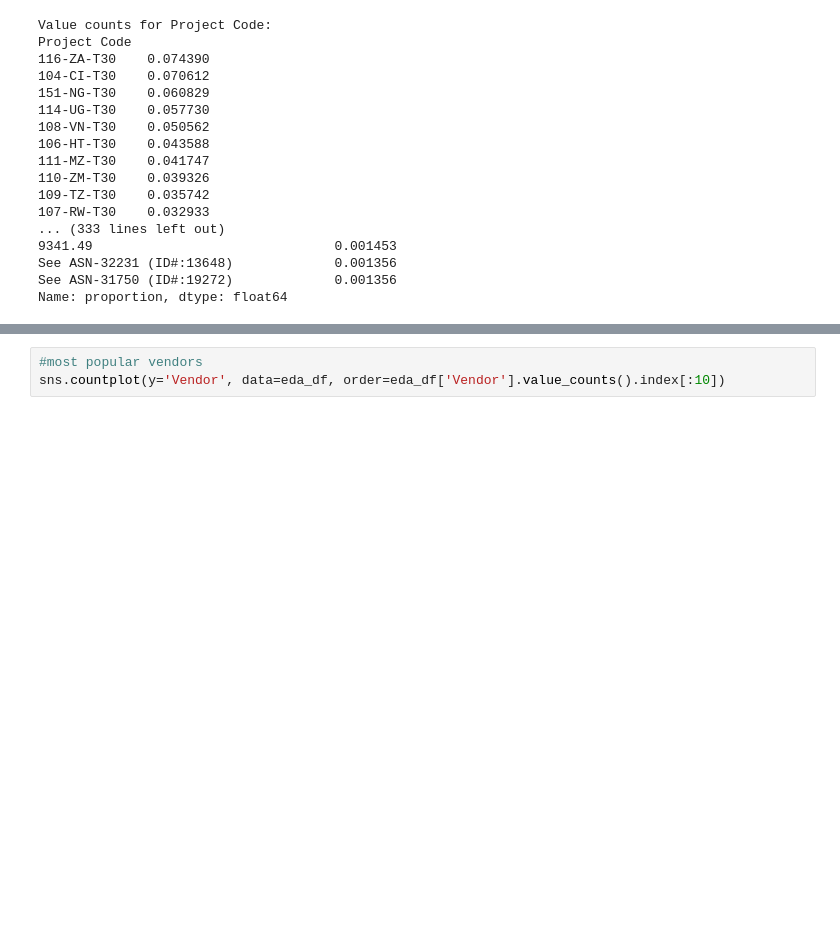
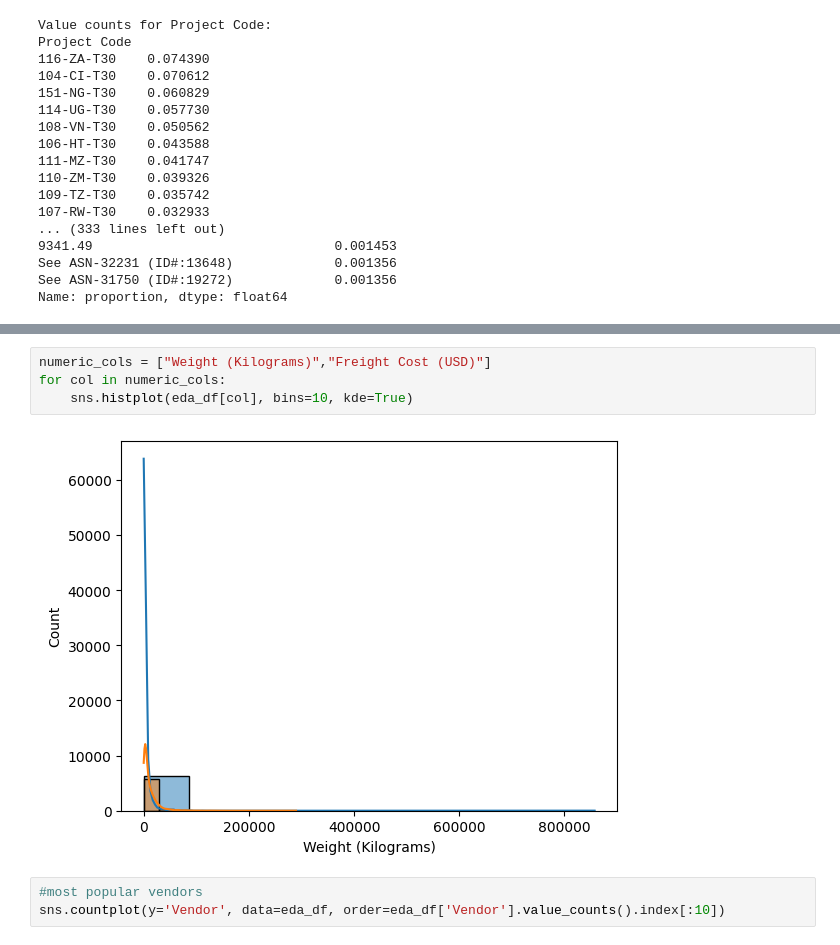
Before and after one commit to Tydos/Pharmaceutical-Supply-Chain-Optimisation, a Jupyter notebook: notebook/Supply_Chain_Optimisation.ipynb, the cells around one changed output, grey strips where cells are left out. Drawn from its saved outputs; the diff is of its cells as text; blank space fills up the shorter version.

```diff
--- a/notebook/Supply_Chain_Optimisation.ipynb
+++ b/notebook/Supply_Chain_Optimisation.ipynb
@@ -242,3 +312,9 @@ Name: proportion, dtype: float64
+# %%
+numeric_cols = ["Weight (Kilograms)","Freight Cost (USD)"]
+for col in numeric_cols:
+    sns.histplot(eda_df[col], bins=10, kde=True)
+# %% [output]
+[figure, added]
 # %%
 #most popular vendors
 sns.countplot(y='Vendor', data=eda_df, order=eda_df['Vendor'].value_counts().index[:10])
```
Also changed, not shown: parts of 18 cells of this notebook.
